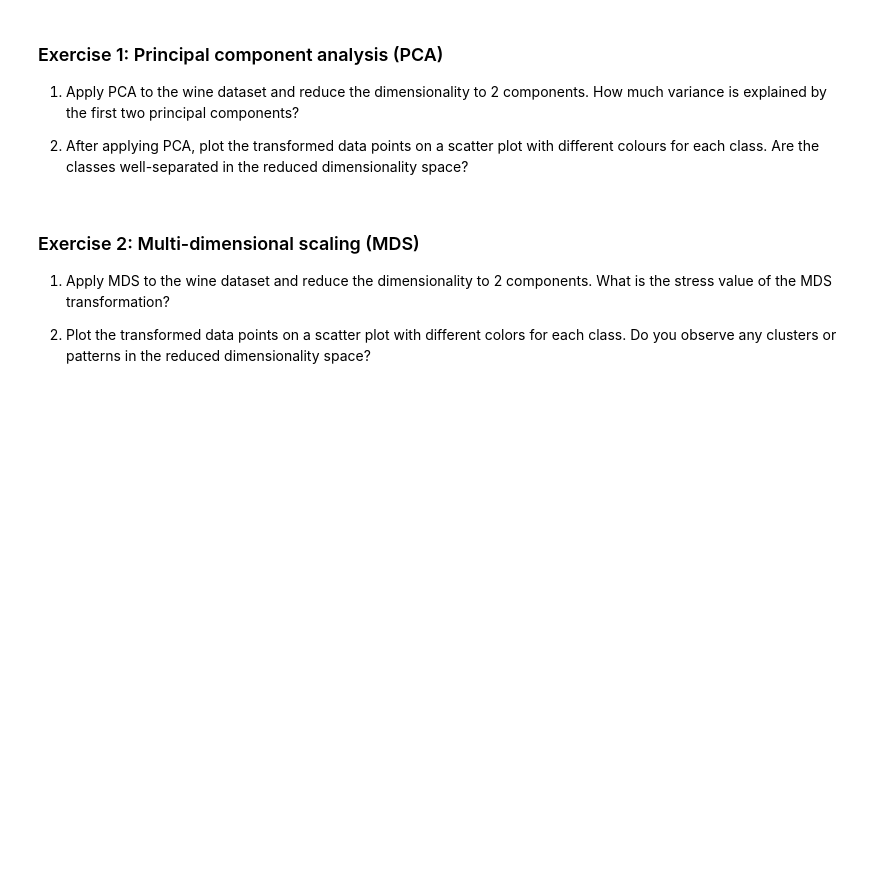
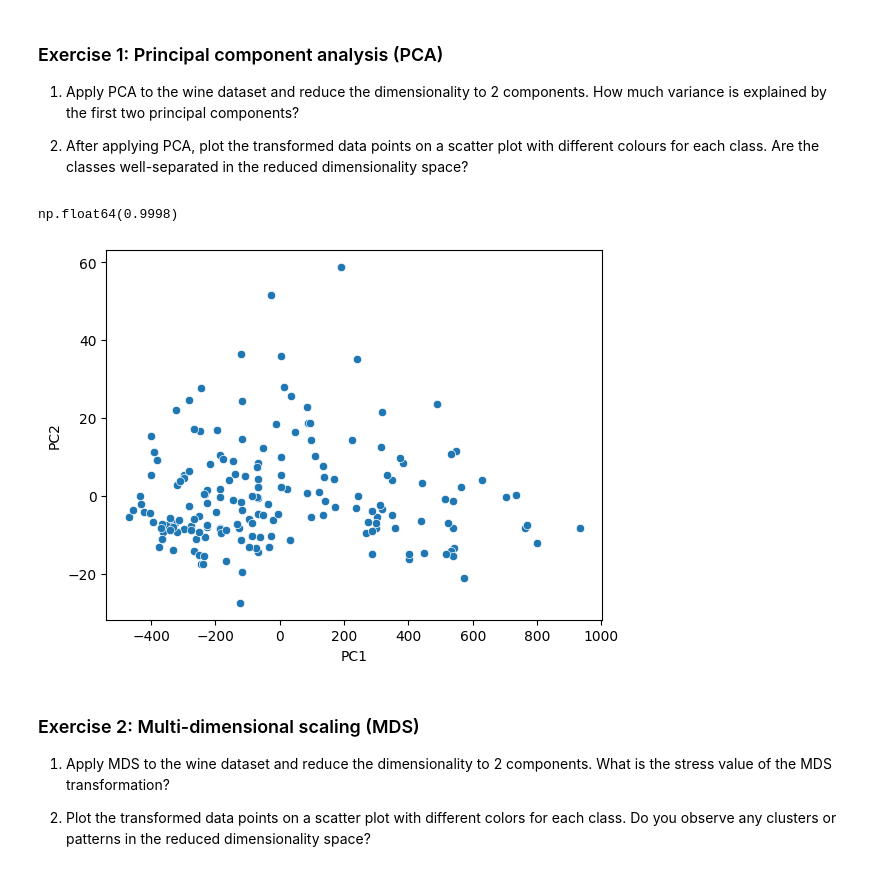
Before and after one commit to silasjimmy/ALX-Machine-Learning-Code-Challenges, a Jupyter notebook: unsupervised-learning/week-1/Advanced_dimensionality_reduction_techniques_exercise.ipynb, the cells around one changed output. Cells and saved outputs as stored; diff of their text form; code cells hidden in the pictures; blank space fills up the shorter version.

```diff
--- a/unsupervised-learning/week-1/Advanced_dimensionality_reduction_techniques_exercise.ipynb
+++ b/unsupervised-learning/week-1/Advanced_dimensionality_reduction_techniques_exercise.ipynb
@@ -23,8 +23,33 @@ By the end of this train, you should be able to:
 2. After applying PCA, plot the transformed data points on a scatter plot with different colours for each class. Are the classes well-separated in the reduced dimensionality space?
 # %%
 from sklearn.datasets import load_wine
+from sklearn.decomposition import PCA
+import numpy as np
 
 # insert code here
+
+dataset = load_wine()
+
+X = dataset.data
+y = dataset.target
+
+pca = PCA(n_components=2)
+pca_res = pca.fit_transform(X)
+
+np.round(pca.explained_variance_ratio_.sum(), 4)
+# %% [output]
+np.float64(0.9998)
+# %%
+import seaborn as sns
+import matplotlib.pyplot as plt
+
+ax = sns.scatterplot(x=pca_res[:,0], y=pca_res[:,1],
+                     sizes=(10, 200))
+plt.xlabel("PC1")
+plt.ylabel("PC2")
+plt.show()
+# %% [output]
+[figure, added]
 # %% [markdown]
 ### Exercise 2: Multi-dimensional scaling (MDS)
 
```
Also changed, not shown: parts of 6 cells of this notebook.
